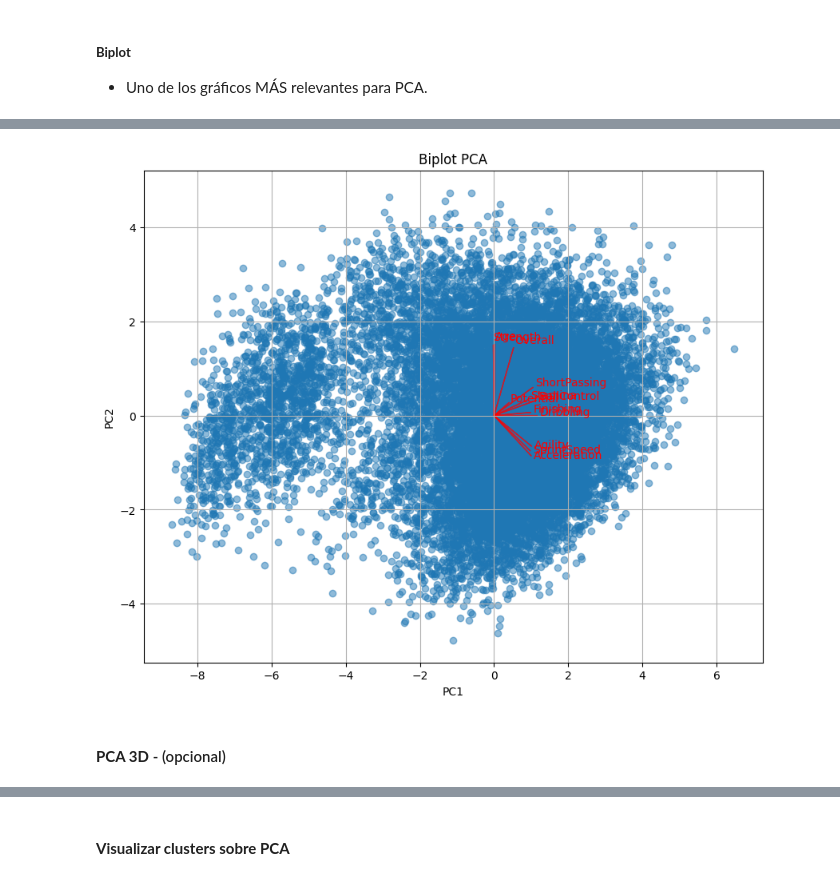
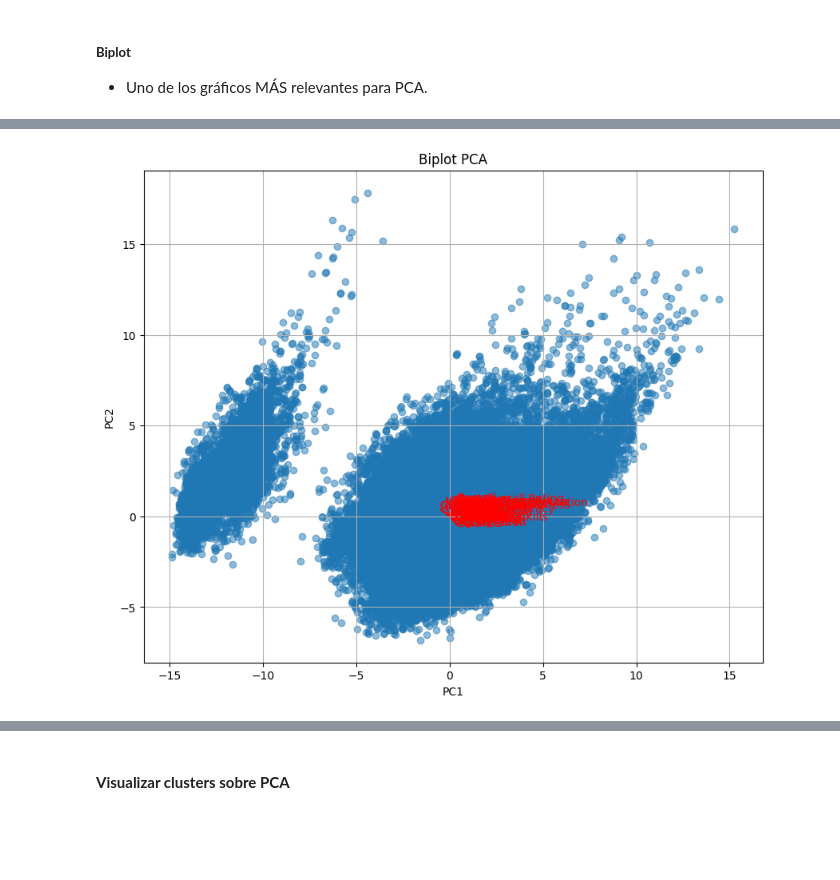
Before and after one commit to BrandonLCC/FIFA_ML_Kedro, a Jupyter notebook: notebooks/unsupervised/04_pca_analysis.ipynb, the cells around one changed output, grey strips where cells are left out. Drawn from its saved outputs; the diff is of its cells as text; code cells hidden in the pictures; blank space fills up the shorter version.

```diff
--- a/notebooks/unsupervised/04_pca_analysis.ipynb
+++ b/notebooks/unsupervised/04_pca_analysis.ipynb
@@ -173,0 +185,3 @@ X_scaled = scaler.fit_transform(X)
+# %%
+for i in df_fifa.columns:
+    print(i)
@@ -173,0 +302,2 @@ X_scaled = scaler.fit_transform(X)
+# %%
+df_fifa_scaled = pd.DataFrame(df_fifa_scaled, columns=df_fifa.columns)
@@ -175,7 +414,7 @@ X_scaled = scaler.fit_transform(X)
 #### **Entrenar PCA sin límite de componentes**
 # %%
 pca = PCA()
-pca_fit = pca.fit(X_scaled)
+pca_fit = pca.fit(X)
 
 explained_variance = pca_fit.explained_variance_ratio_
 cumulative_variance = explained_variance.cumsum()
@@ -254,8 +647,8 @@ plt.show()
 pca_2 = PCA(n_components=2)
 X_pca_2 = pca_2.fit_transform(X_scaled)
 
-df_fifa_22["PC1"] = X_pca_2[:, 0]
-df_fifa_22["PC2"] = X_pca_2[:, 1]
+df_fifa_scaled["PC1"] = X_pca_2[:, 0]
+df_fifa_scaled["PC2"] = X_pca_2[:, 1]
 # %% [markdown]
 #### **Scatterplot 2D**
 # %%
@@ -273,26 +666,24 @@ plt.show()
 # %%
 plt.figure(figsize=(10,8))
 
 # Scatter
-plt.scatter(df_fifa_22["PC1"], df_fifa_22["PC2"], alpha=0.5)
+plt.scatter(df_fifa_scaled["PC1"], df_fifa_scaled["PC2"], alpha=0.5)
 
 # Setas de loadings
 for i, feature in enumerate(features):
     plt.arrow(0, 0,
               loadings.iloc[i,0]*3,
               loadings.iloc[i,1]*3,
               color='red', alpha=0.7)
     plt.text(loadings.iloc[i,0]*3.2,
              loadings.iloc[i,1]*3.2,
              feature, color='red')
 
 plt.xlabel("PC1")
 plt.ylabel("PC2")
 plt.title("Biplot PCA")
 plt.grid(True)
 plt.show()
 # %% [output]
 [interactive output not drawn]
-[figure, old version]
+[figure, new version]
-# %% [markdown]
-#### **PCA 3D** - (opcional)
```
Also changed, not shown: parts of 48 cells of this notebook, 2 other files.
